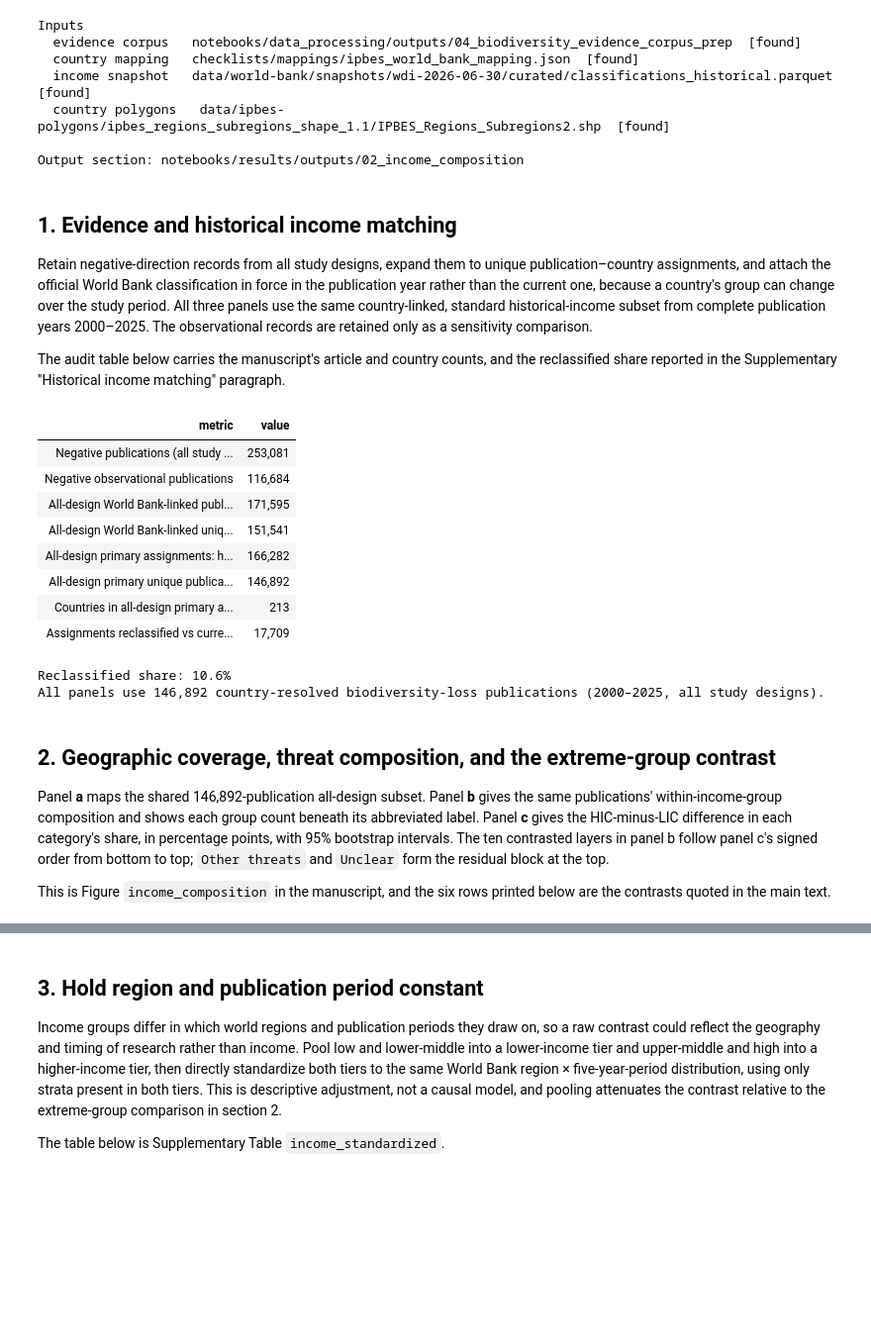
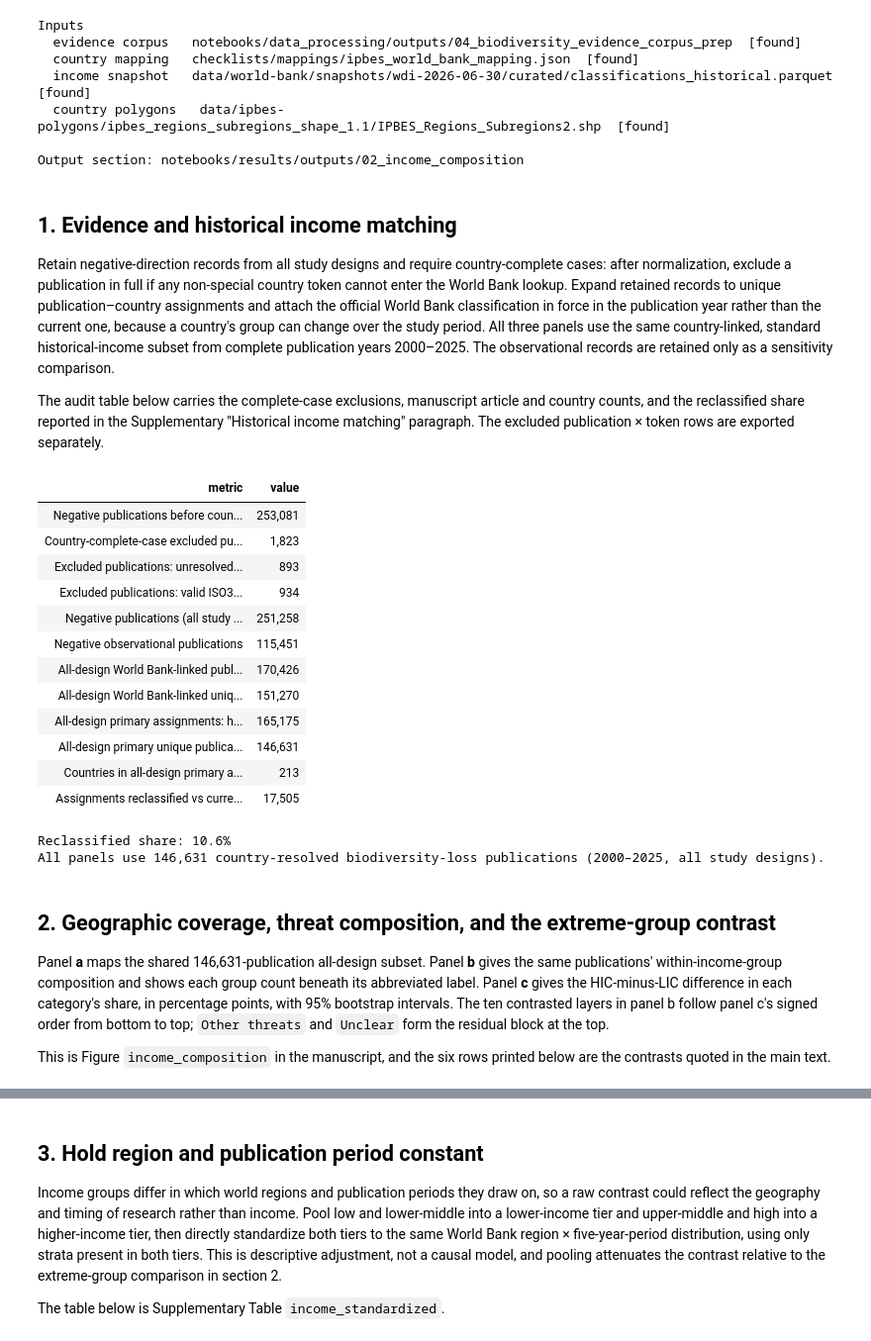
Before and after one commit to hunaindot/biodiversity-change-systematic-map, a Jupyter notebook: notebooks/results/02_income_composition.ipynb, the cells around one changed output, grey strips where cells are left out. Shown at 99% size. Saved outputs shown, nothing was run; the diff lists cells and outputs as text; code cells hidden in the pictures; blank space fills up the shorter version.

Commit message:
updates for country distribution

```diff
--- a/notebooks/results/02_income_composition.ipynb
+++ b/notebooks/results/02_income_composition.ipynb
@@ -92,15 +92,18 @@ Output section: notebooks/results/outputs/02_income_composition
 # %% [markdown]
 ## 1. Evidence and historical income matching
 
-Retain negative-direction records from all study designs, expand them to unique
-publication–country assignments, and attach the official World Bank classification in
+Retain negative-direction records from all study designs and require country-complete
+cases: after normalization, exclude a publication in full if any non-special country
+token cannot enter the World Bank lookup. Expand retained records to unique
+publication–country assignments and attach the official World Bank classification in
 force in the publication year rather than the current one, because a country's group
 can change over the study period. All three panels use the same country-linked, standard
 historical-income subset from complete publication years 2000–2025. The observational
 records are retained only as a sensitivity comparison.
 
-The audit table below carries the manuscript's article and country counts, and the
-reclassified share reported in the Supplementary "Historical income matching" paragraph.
+The audit table below carries the complete-case exclusions, manuscript article and country
+counts, and the reclassified share reported in the Supplementary "Historical income
+matching" paragraph. The excluded publication × token rows are exported separately.
 # %%
 corpus_df = evidence_corpus_prep.BiodiversityEvidenceStore(
     CORPUS_DIR
@@ -111,47 +114,53 @@ evidence_preparation = driver_composition.prepare_historical_income_evidence(
     mapping_path=MAPPING_PATH,
     historical_path=HISTORICAL_PATH,
     income_groups=INCOME_GROUPS,
     direction=DRIVER_CONFIG["direction"],
     sensitivity_study_design=DRIVER_CONFIG["sensitivity_study_design"],
     start_year=DRIVER_CONFIG["primary_start_year"],
     end_year=DRIVER_CONFIG["primary_end_year"],
 )
 linked_country_df = evidence_preparation.primary
 country_counts = driver_composition.build_country_article_counts(linked_country_df)
 figure_publication_count = linked_country_df["UT"].nunique()
 assert country_counts.shape[0] == 213
+assert figure_publication_count == 146_631
+assert evidence_preparation.country_exclusions["UT"].nunique() == 1_823
 country_polygons = load_polygons(
     simplify_tolerance=0.2, preserve_topology=True
 )
 assert set(country_counts["iso3"]).issubset(
     set(country_polygons["ISO_3"].dropna())
 )
 
 display(
     evidence_preparation.audit.style.format({"value": "{:,}"}).hide(axis="index")
 )
 print(f"Reclassified share: {evidence_preparation.reclassified_share:.1%}")
 print(
     f"All panels use {figure_publication_count:,} country-resolved biodiversity-loss "
     f"publications ({DRIVER_CONFIG['primary_start_year']}–"
     f"{DRIVER_CONFIG['primary_end_year']}, all study designs)."
 )
 # %% [output]
 | metric | value |
-| Negative publications (all study ... | 253,081 |
-| Negative observational publications | 116,684 |
-| All-design World Bank-linked publ... | 171,595 |
-| All-design World Bank-linked uniq... | 151,541 |
-| All-design primary assignments: h... | 166,282 |
-| All-design primary unique publica... | 146,892 |
+| Negative publications before coun... | 253,081 |
+| Country-complete-case excluded pu... | 1,823 |
+| Excluded publications: unresolved... | 893 |
+| Excluded publications: valid ISO3... | 934 |
+| Negative publications (all study ... | 251,258 |
+| Negative observational publications | 115,451 |
+| All-design World Bank-linked publ... | 170,426 |
+| All-design World Bank-linked uniq... | 151,270 |
+| All-design primary assignments: h... | 165,175 |
+| All-design primary unique publica... | 146,631 |
 | Countries in all-design primary a... | 213 |
-| Assignments reclassified vs curre... | 17,709 |
+| Assignments reclassified vs curre... | 17,505 |
 Reclassified share: 10.6%
-All panels use 146,892 country-resolved biodiversity-loss publications (2000–2025, all study designs).
+All panels use 146,631 country-resolved biodiversity-loss publications (2000–2025, all study designs).
 # %% [markdown]
 ## 2. Geographic coverage, threat composition, and the extreme-group contrast
 
-Panel **a** maps the shared 146,892-publication all-design subset. Panel **b** gives the
+Panel **a** maps the shared 146,631-publication all-design subset. Panel **b** gives the
 same publications' within-income-group composition and shows each group count beneath its
 abbreviated label.
 Panel **c** gives the HIC-minus-LIC difference in each category's share, in percentage
```
Also changed, not shown: parts of 6 cells of this notebook, 37 other files.
